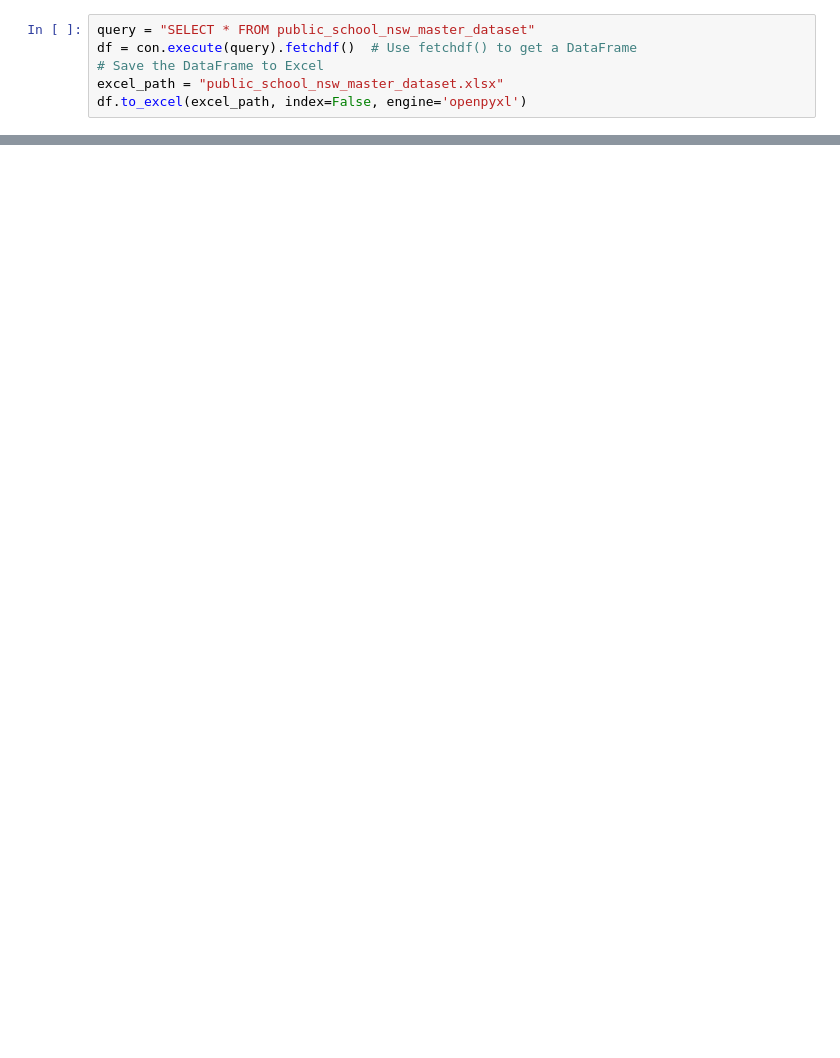
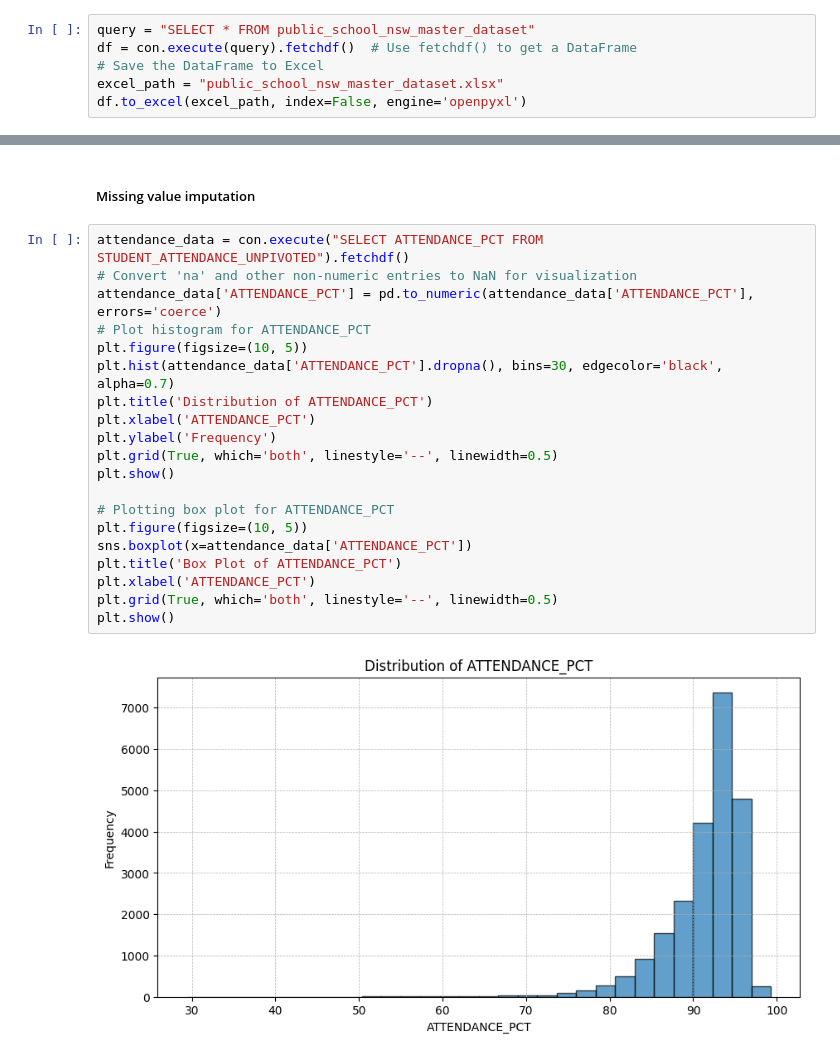
Before and after one commit to kaosarul/nsw_doe_data_case_study, a Jupyter notebook: analysis/analysis-jupyter/data_modelling.ipynb, the cells around one changed output, grey strips where cells are left out. Drawn from its saved outputs; the diff is of its cells as text; blank space fills up the shorter version.

```diff
--- a/analysis/analysis-jupyter/data_modelling.ipynb
+++ b/analysis/analysis-jupyter/data_modelling.ipynb
@@ -89,0 +122,24 @@ df.to_excel(excel_path, index=False, engine='openpyxl')
+# %% [markdown]
+##### Missing value imputation
+# %%
+attendance_data = con.execute("SELECT ATTENDANCE_PCT FROM STUDENT_ATTENDANCE_UNPIVOTED").fetchdf()
+# Convert 'na' and other non-numeric entries to NaN for visualization
+attendance_data['ATTENDANCE_PCT'] = pd.to_numeric(attendance_data['ATTENDANCE_PCT'], errors='coerce')
+# Plot histogram for ATTENDANCE_PCT
+plt.figure(figsize=(10, 5))
+plt.hist(attendance_data['ATTENDANCE_PCT'].dropna(), bins=30, edgecolor='black', alpha=0.7)
+plt.title('Distribution of ATTENDANCE_PCT')
+plt.xlabel('ATTENDANCE_PCT')
+plt.ylabel('Frequency')
+plt.grid(True, which='both', linestyle='--', linewidth=0.5)
+plt.show()
+
+# Plotting box plot for ATTENDANCE_PCT
+plt.figure(figsize=(10, 5))
+sns.boxplot(x=attendance_data['ATTENDANCE_PCT'])
+plt.title('Box Plot of ATTENDANCE_PCT')
+plt.xlabel('ATTENDANCE_PCT')
+plt.grid(True, which='both', linestyle='--', linewidth=0.5)
+plt.show()
+# %% [output]
+[figure, added]
```
Also changed, not shown: parts of 5 cells of this notebook, 3 other files.
